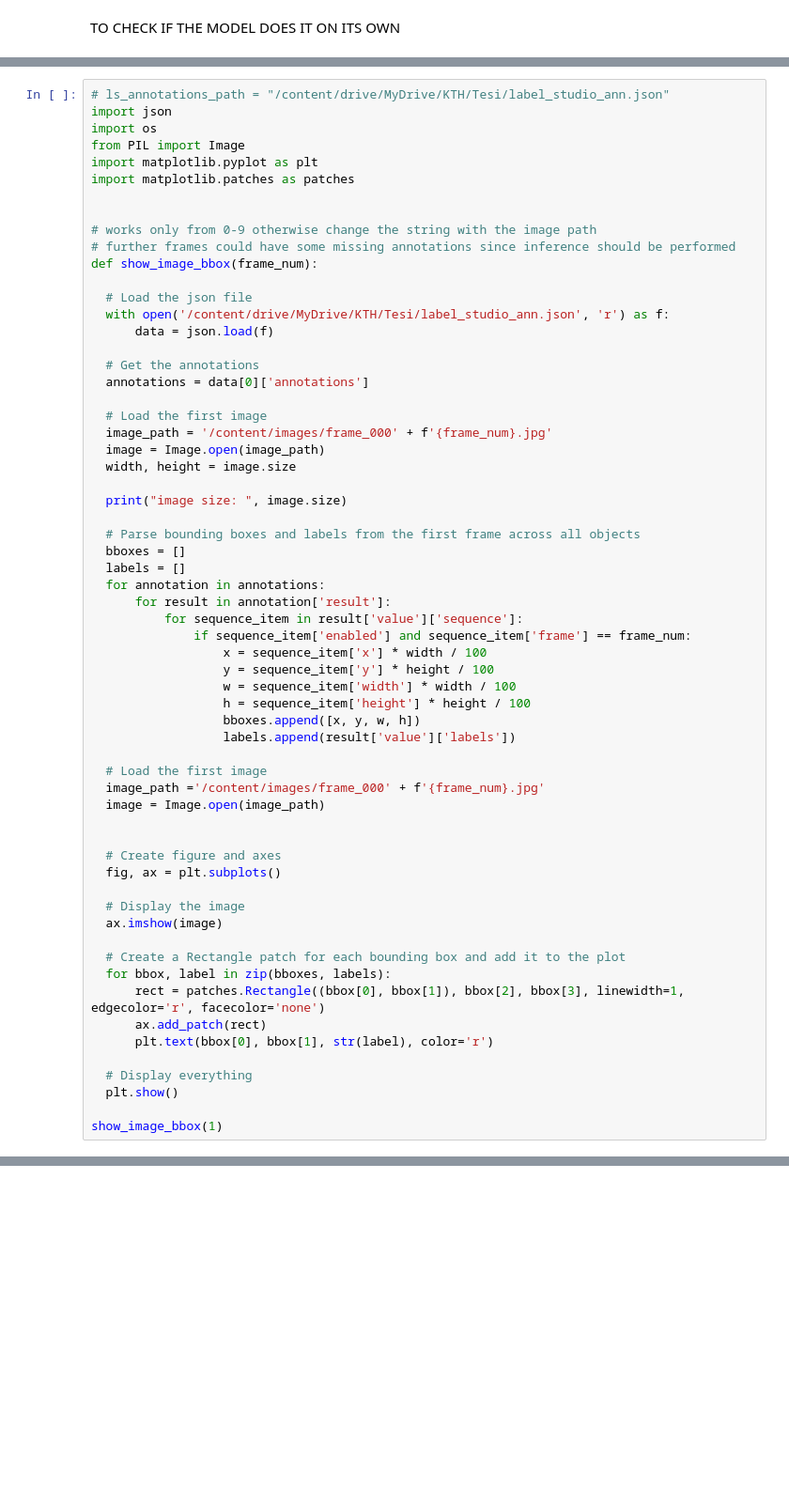
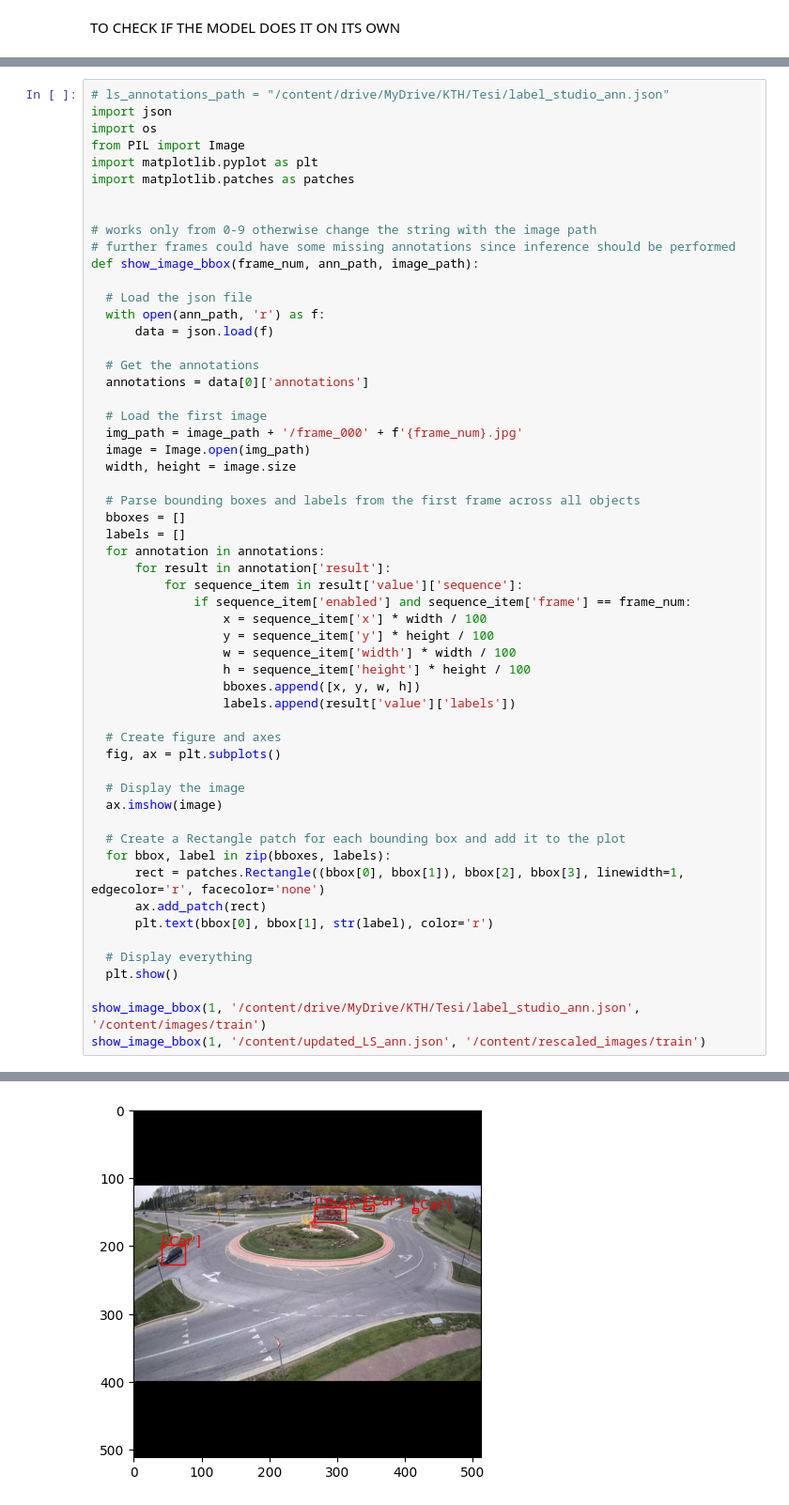
Before and after one commit to emadens/Object-Detection, a Jupyter notebook: EfficientDet/EfficientDet_FineTuning.ipynb, the cells around one changed output, grey strips where cells are left out. Shown at 94% size. Saved outputs shown, nothing was run; the diff lists cells and outputs as text; blank space fills up the shorter version.

```diff
--- a/EfficientDet/EfficientDet_FineTuning.ipynb
+++ b/EfficientDet/EfficientDet_FineTuning.ipynb
@@ -91,21 +287,19 @@ import matplotlib.patches as patches
 
 # works only from 0-9 otherwise change the string with the image path
 # further frames could have some missing annotations since inference should be performed
-def show_image_bbox(frame_num):
+def show_image_bbox(frame_num, ann_path, image_path):
 
   # Load the json file
-  with open('/content/drive/MyDrive/KTH/Tesi/label_studio_ann.json', 'r') as f:
+  with open(ann_path, 'r') as f:
       data = json.load(f)
 
   # Get the annotations
   annotations = data[0]['annotations']
 
   # Load the first image
-  image_path = '/content/images/frame_000' + f'{frame_num}.jpg'
-  image = Image.open(image_path)
+  img_path = image_path + '/frame_000' + f'{frame_num}.jpg'
+  image = Image.open(img_path)
   width, height = image.size
-
-  print("image size: ", image.size)
 
   # Parse bounding boxes and labels from the first frame across all objects
   bboxes = []
@@ -120,11 +314,6 @@ def show_image_bbox(frame_num):
                   h = sequence_item['height'] * height / 100
                   bboxes.append([x, y, w, h])
                   labels.append(result['value']['labels'])
-
-  # Load the first image
-  image_path ='/content/images/frame_000' + f'{frame_num}.jpg'
-  image = Image.open(image_path)
-
 
   # Create figure and axes
   fig, ax = plt.subplots()
@@ -141,5 +330,6 @@ def show_image_bbox(frame_num):
   # Display everything
   plt.show()
 
-show_image_bbox(1)
+show_image_bbox(1, '/content/drive/MyDrive/KTH/Tesi/label_studio_ann.json', '/content/images/train')
+show_image_bbox(1, '/content/updated_LS_ann.json', '/content/rescaled_images/train')
 # %% [output]
@@ -147 +336,2 @@ image size:  (3840, 2160)
 [figure]
+[figure, added]
```
Also changed, not shown: parts of 42 cells of this notebook.
